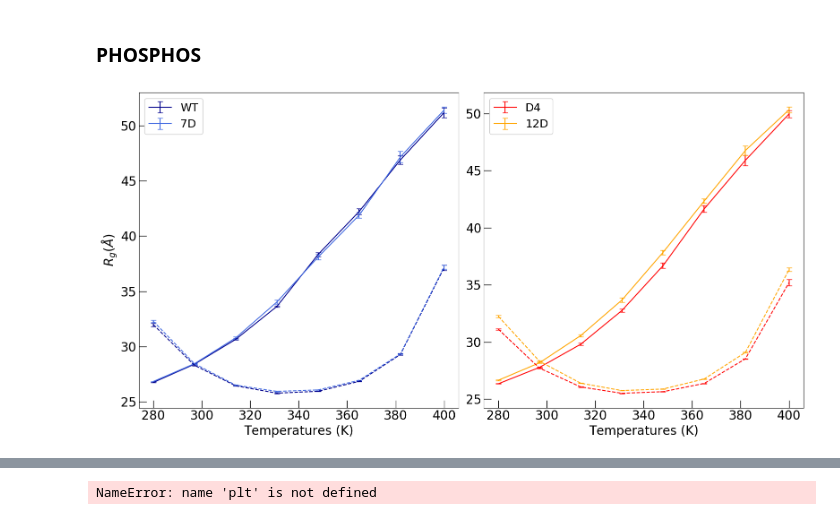
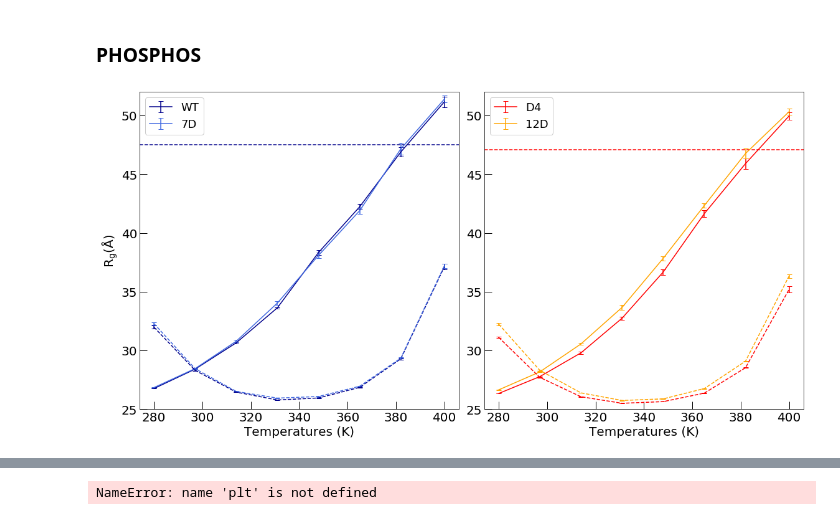
Before and after one commit to avillacrosa/MD, a Jupyter notebook: notebooks/FINAL DATA/1. Full HPS-T and lambda vars.ipynb, the cells around one changed output, grey strips where cells are left out. Cells and saved outputs as stored; diff of their text form; code cells hidden in the pictures.

```diff
--- a/notebooks/FINAL DATA/1. Full HPS-T and lambda vars.ipynb
+++ b/notebooks/FINAL DATA/1. Full HPS-T and lambda vars.ipynb
@@ -45,10 +42,10 @@ The autoreload extension is already loaded. To reload it, use:
 ### Rgs
 # %%
 # 1.0
-wt_1 = lmp.LMP(md_dir='/home/adria/data/real_final/HPS/1.0/WT', low_mem=True)
-wt_1.rg()
-d4_1 = lmp.LMP(md_dir='/home/adria/data/real_final/HPS/1.0/D4', low_mem=True)
-d4_1.rg()
+wt_1_n = lmp.LMP(md_dir='/home/adria/data/real_final/HPS/1.0/WT', low_mem=True)
+wt_1_n.rg()
+d4_1_n = lmp.LMP(md_dir='/home/adria/data/real_final/HPS/1.0/D4', low_mem=True)
+d4_1_n.rg()
 d7_1_n = lmp.LMP(md_dir='/home/adria/data/real_final/HPS/1.0/7D_WT', low_mem=True)
 d7_1_n.rg()
 d12_1_n = lmp.LMP(md_dir='/home/adria/data/real_final/HPS/1.0/12D_D4', low_mem=True)
@@ -219,22 +231,27 @@ d12_6.rg()
 # %%
 fig, axs = plt.subplots(1,2, figsize=(16,8))
 axs[0].errorbar(wt_1_n.temperatures, wt_1_n.c_rg[0], yerr=wt_1_n.c_rg[1], color=C_W, label='WT')
 axs[0].errorbar(d7_1_n.temperatures, d7_1_n.c_rg[0], yerr=d7_1_n.c_rg[1], color=C_7, label='7D')
 axs[0].errorbar(wt_1.temperatures, wt_1.c_rg[0], yerr=wt_1.c_rg[1], color=C_W, ls='--')
 axs[0].errorbar(d7_1.temperatures, d7_1.c_rg[0], yerr=d7_1.c_rg[1], color=C_7, ls='--')
 axs[0].legend(loc='upper left')
-axs[0].set_ylabel("$R_g (\AA$)")
+axs[0].axhline(wt_1.rw_rg(), color=C_W, ls='--')
+axs[0].set_ylim(25,52)
+
+axs[0].set_ylabel("$\mathrm{R_g (\AA)}$")
 axs[0].set_xlabel("Temperatures (K)")
 
 axs[1].errorbar(d4_1_n.temperatures, d4_1_n.c_rg[0], yerr=d4_1_n.c_rg[1], color=C_4, label='D4')
 axs[1].errorbar(d12_1_n.temperatures, d12_1_n.c_rg[0], yerr=d12_1_n.c_rg[1], color=C_12, label='12D')
 axs[1].errorbar(d4_1.temperatures, d4_1.c_rg[0], yerr=d4_1.c_rg[1], color=C_4, ls='--')
 axs[1].errorbar(d12_1.temperatures, d12_1.c_rg[0], yerr=d12_1.c_rg[1], color=C_12, ls='--')
 axs[1].legend(loc='upper left')
 axs[1].set_xlabel("Temperatures (K)")
+axs[1].axhline(d4_1.rw_rg(), color=C_4, ls='--')
+axs[1].set_ylim(25,52)
 fig.tight_layout()
 # %% [output]
-[figure, old version]
+[figure, new version]
 # %%
 print(d7_7.temperatures.shape, d7_7.c_rg[0].shape, d7_7.c_rg[1].shape)
 
```
Also changed, not shown: parts of 16 cells of this notebook, 29 other files.
